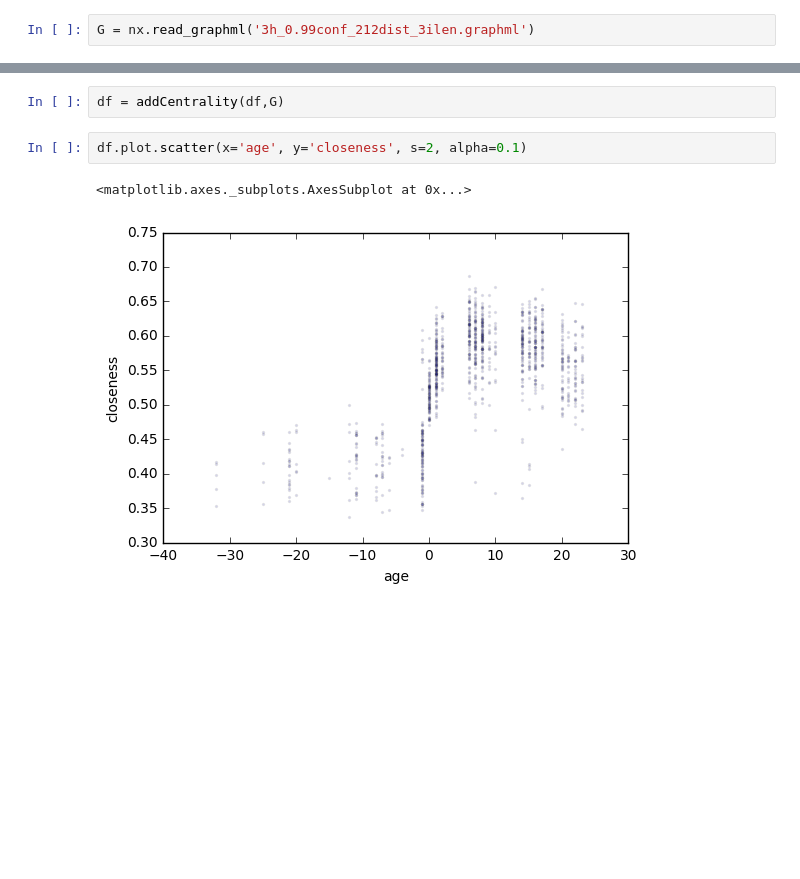
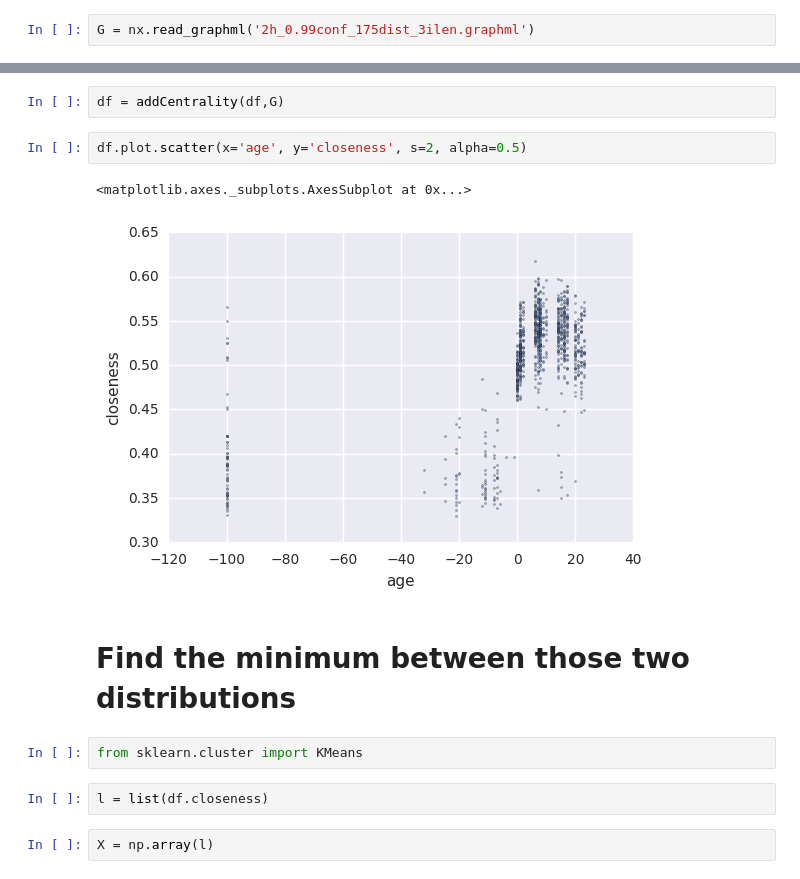
Before and after one commit to aschle/bees-sna, a Jupyter notebook: bib/Network_properties_21072016_15Uhr_212px_3ilen_2gap_10cutoff.ipynb, the cells around one changed output, grey strips where cells are left out. Drawn from its saved outputs; the diff is of its cells as text; blank space fills up the shorter version.

```diff
--- a/bib/Network_properties_21072016_15Uhr_212px_3ilen_2gap_10cutoff.ipynb
+++ b/bib/Network_properties_21072016_15Uhr_212px_3ilen_2gap_10cutoff.ipynb
@@ -51,7 +59,7 @@ graph_files
 
 # G = graph_list[0][1]
 # %%
-G = nx.read_graphml('3h_0.99conf_212dist_3ilen.graphml')
+G = nx.read_graphml('2h_0.99conf_175dist_3ilen.graphml')
 # %% [markdown]
 ## Global Properties
 # %% [markdown]
@@ -245,7 +245,15 @@ df = getAges(G, start_dt)
 # %%
 df = addCentrality(df,G)
 # %%
-df.plot.scatter(x='age', y='closeness', s=2, alpha=0.1)
+df.plot.scatter(x='age', y='closeness', s=2, alpha=0.5)
 # %% [output]
 <matplotlib.axes._subplots.AxesSubplot at 0x...>
-[figure, old version]
+[figure, new version]
+# %% [markdown]
+# Find the minimum between those two distributions
+# %%
+from sklearn.cluster import KMeans
+# %%
+l = list(df.closeness)
+# %%
+X = np.array(l)
```
Also changed, not shown: parts of 60 cells of this notebook, 3 other files.
